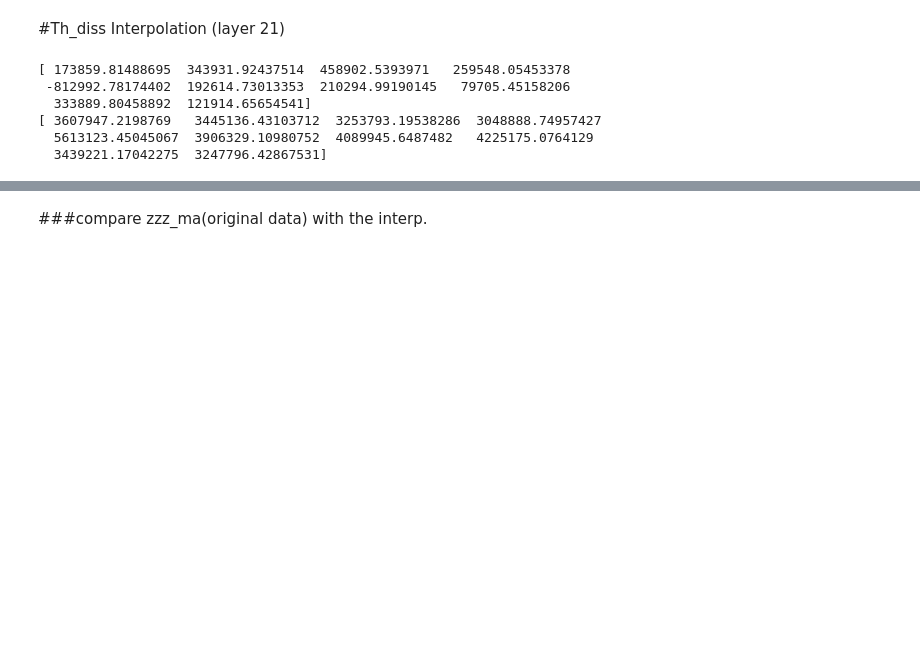
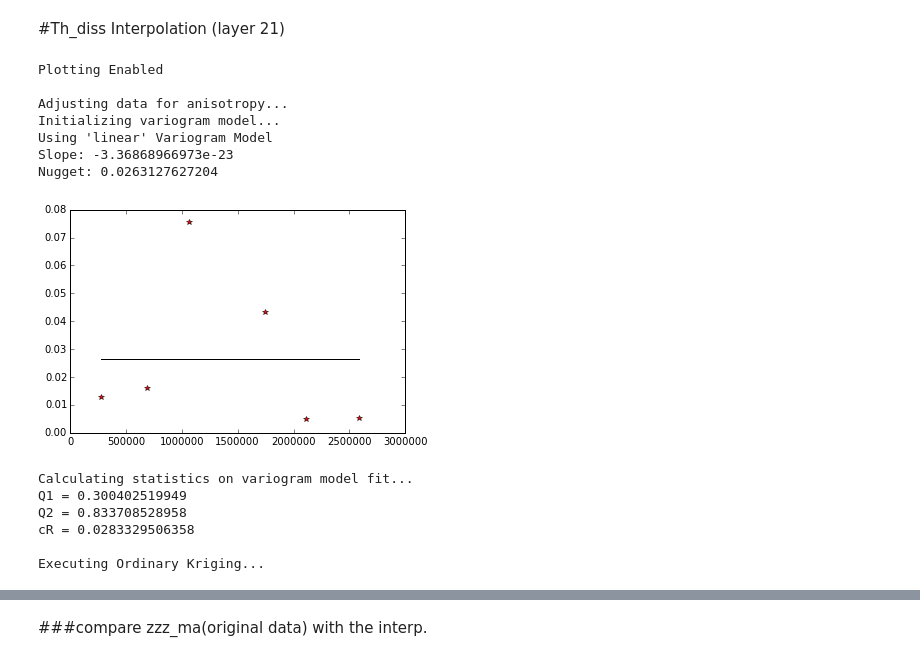
Before and after one commit to UBC-MOAD/analysis-cindy, a Jupyter notebook: notebooks/[initial_condition]Horizontal interpolation2.ipynb, the cells around one changed output, grey strips where cells are left out. Saved outputs shown, nothing was run; the diff lists cells and outputs as text; code cells hidden in the pictures; blank space fills up the shorter version.

```diff
--- a/notebooks/[initial_condition]Horizontal interpolation2.ipynb
+++ b/notebooks/[initial_condition]Horizontal interpolation2.ipynb
@@ -77,19 +76,21 @@ z_ma=np.ma.masked_where(np.isnan(yy_dis),z_ma)
-# %%
-xxx_dis=xx_dis.compressed()
-yyy_dis=yy_dis.compressed()
-zzz_ma=z_ma.compressed()
-print xxx_dis
-print yyy_dis
-# %% [output]
-[ 173859.81488695  343931.92437514  458902.5393971   259548.05453378
- -812992.78174402  192614.73013353  210294.99190145   79705.45158206
-  333889.80458892  121914.65654541]
-[ 3607947.2198769   3445136.43103712  3253793.19538286  3048888.74957427
-  5613123.45045067  3906329.10980752  4089945.6487482   4225175.0764129
-  3439221.17042275  3247796.42867531]
 # %%
-OK = OrdinaryKriging(xxx_dis,yyy_dis, zzz_ma, variogram_model='linear', verbose=False, enable_plotting=False)
+OK = OrdinaryKriging(xxx_dis,yyy_dis, zzz_ma, variogram_model='linear', verbose=True, enable_plotting=True)
 Pa_interp, ss = OK.execute('points',xx_lon, yy_lat)
 Pa_interp=Pa_interp.reshape(149,182)
+# %% [output]
+Plotting Enabled
+
+Adjusting data for anisotropy...
+Initializing variogram model...
+Using 'linear' Variogram Model
+Slope: -3.36868966973e-23
+Nugget: 0.0263127627204
+[figure, added]
+Calculating statistics on variogram model fit...
+Q1 = 0.300402519949
+Q2 = 0.833708528958
+cR = 0.0283329506358
+
+Executing Ordinary Kriging...
 # %%
 fig=plt.figure(figsize=(10, 10)); ax=plt.gca()
```
Also changed, not shown: parts of 3 cells of this notebook, 1 other file.
